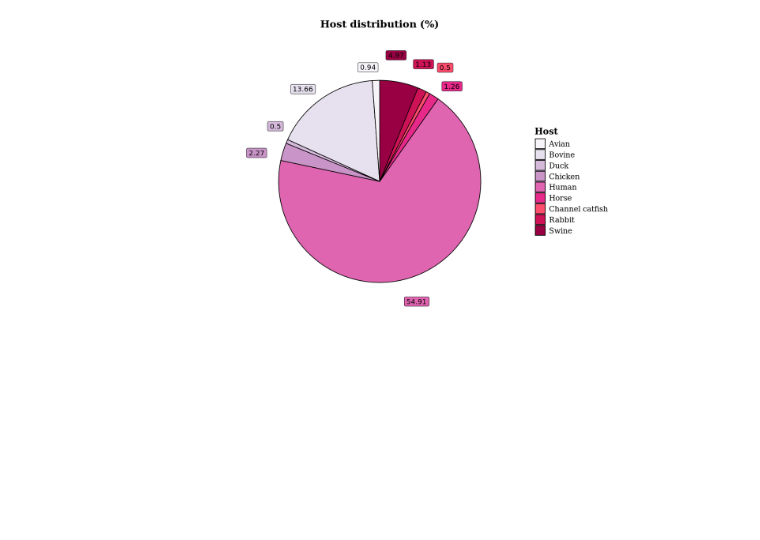
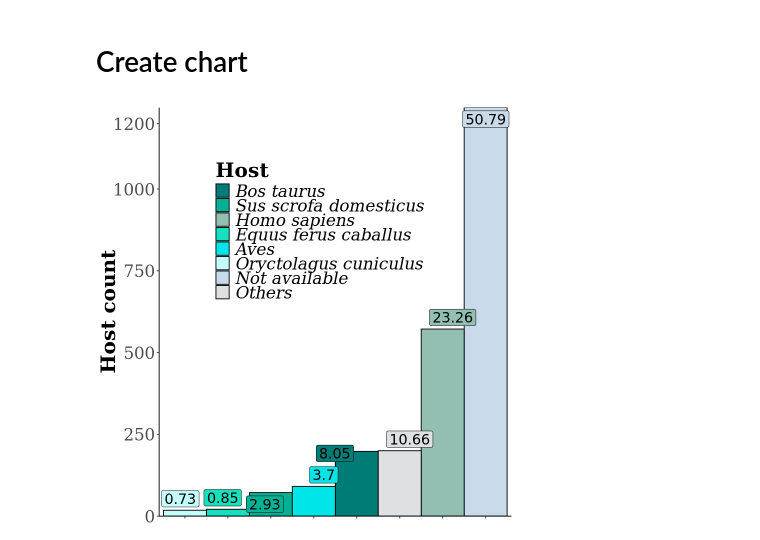
Before and after one commit to edtankian97/microbiota_sialylation, a Jupyter notebook: genomes_download/scripts/jupyter_scripts/host_distribution.ipynb, the cells around one changed output. Drawn from its saved outputs; the diff is of its cells as text; code cells hidden in the pictures; blank space fills up the shorter version.

```diff
--- a/genomes_download/scripts/jupyter_scripts/host_distribution.ipynb
+++ b/genomes_download/scripts/jupyter_scripts/host_distribution.ipynb
@@ -21,6 +10,6 @@ The following objects are masked from ‘package:base’:
 # %%
-#Upload string#Upload data
-host_data_comm_sia <- read_delim("host_data_comm_sia.tsv",
+#Upload data
+host_data_comm_sia <- read_delim("genomes_download/plots_data/accession_complete_fields.tsv",
                                  delim = "\t", escape_double = FALSE,
                                  trim_ws = TRUE)
 head(host_data_comm_sia)
@@ -121,8 +149,11 @@ perc_host_round <-round(host_final_unique$perc_host, digits = 2)
 # %%
-library(RColorBrewer)
-
 # Create and change color pallete
-custom_colors <- brewer.pal(n = 9, name = "PuRd")
-custom_colors[7] <- "#ff4d6d" # Substitui o tom mais escuro por um tom claro
-custom_colors[8] <- "#CE1256"
-custom_colors[9] <- "#980043"
+custom_colors <- brewer.pal(n = 8, name = "PuRd")
+custom_colors[1] <- "#007C77"
+custom_colors[2] <- "#00B295"
+custom_colors[3] <- "#92BFB1"
+custom_colors[4] <- "#16E0BD"
+custom_colors[5] <- "#00E5E8"
+custom_colors[6] <- "#C5FFFD"
+custom_colors[7] <- "#C9DAEA" # Substitui o tom mais escuro por um tom claro
+custom_colors[8] <- "#DFE0E2"
@@ -129,26 +174,30 @@ custom_colors[9] <- "#980043"
+# %% [markdown]
+# Create chart
 # %%
-# Create a pie chart
-host_graph <-ggplot(host_final_unique, aes(x = "", y = perc_host_round, fill = `Assembly BioSample Host`)) +
+host_graph <-ggplot(host_final_unique, aes(x = reorder(`Assembly BioSample Host`,host_count), y = host_count, fill = `Assembly BioSample Host`)) +
   geom_bar(stat = "identity", width = 1, color = "black") +
-  coord_polar(theta = "y") +
-  theme_void() + # Removes axes and background
-  theme(plot.title = element_text(hjust = 0.5, size = 16, face = "bold", family = "serif"),
-        legend.text=element_text(size=12, family = "serif"),
-        legend.title=element_text(size=14, face= "bold", family = "serif")) +
-  labs(title = "Host distribution (%)", fill = "Host") +
-  geom_label_repel(aes(x = 1.7, label = perc_host_round),
+  theme_classic() +
+  theme(plot.title = element_blank(),
+        legend.text=element_text(size=20, family = "Times", face = "italic"),
+        legend.title=element_text(size=24, face= "bold", family = "Times"),
+        axis.text.x =  element_blank(),
+        axis.text.y = element_text(size = 20, family = "Times"),
+        axis.title.y = element_text(size = 24, family = "Times", face = "bold"),
+        axis.title.x =  element_blank(),
+        legend.position = c(0.4,0.7)) +
+  labs(fill = "Host", y = "Host count") +
+  geom_label_repel(aes(label = perc_host_round),
                    color = "black",
-                   position = position_stack(vjust = 0.5),
                    show.legend = FALSE,
-                   box.padding = 0.2) +
+                   box.padding = 0.2,
+                   size = 6) +
   scale_fill_manual(
     values = custom_colors,
-    labels = c("Homo sapiens" = "Human", "horse" = "Horse", "Ictalurus punctatus" = "Channel catfish",
-               "duck" = "Duck", "Gallus gallus" = "Chicken", "rabbit"= "Rabbit",
-               "Swine" = "Swine", "Avian" = "Avian", "Bovine" = "Bovine") # Substitua os rótulos pelos desejados
-  )
+    labels = c("Homo sapiens" = "Homo sapiens", "horse" = "Equus ferus caballus", "Aves" = "Aves", "rabbit"= "Oryctolagus cuniculus",
+               "Swine" = "Sus scrofa domesticus", "Bovine" = "Bos taurus","Não disponível" = "Not available", "Outros" = "Others"),
+    breaks = c("Bovine", "Swine","Homo sapiens", "horse", "Aves", "rabbit", "Não disponível", "Outros")
+  ) + scale_y_continuous(expand = expansion(), breaks = c(0,250,500,750,1000,1200))
 
-options(repr.plot.width = 14, repr.plot.height = 7)
 print(host_graph)
 # %% [output]
-[figure, old version]
+[figure, new version]
```
Also changed, not shown: parts of 10 cells of this notebook, 9 other files.
